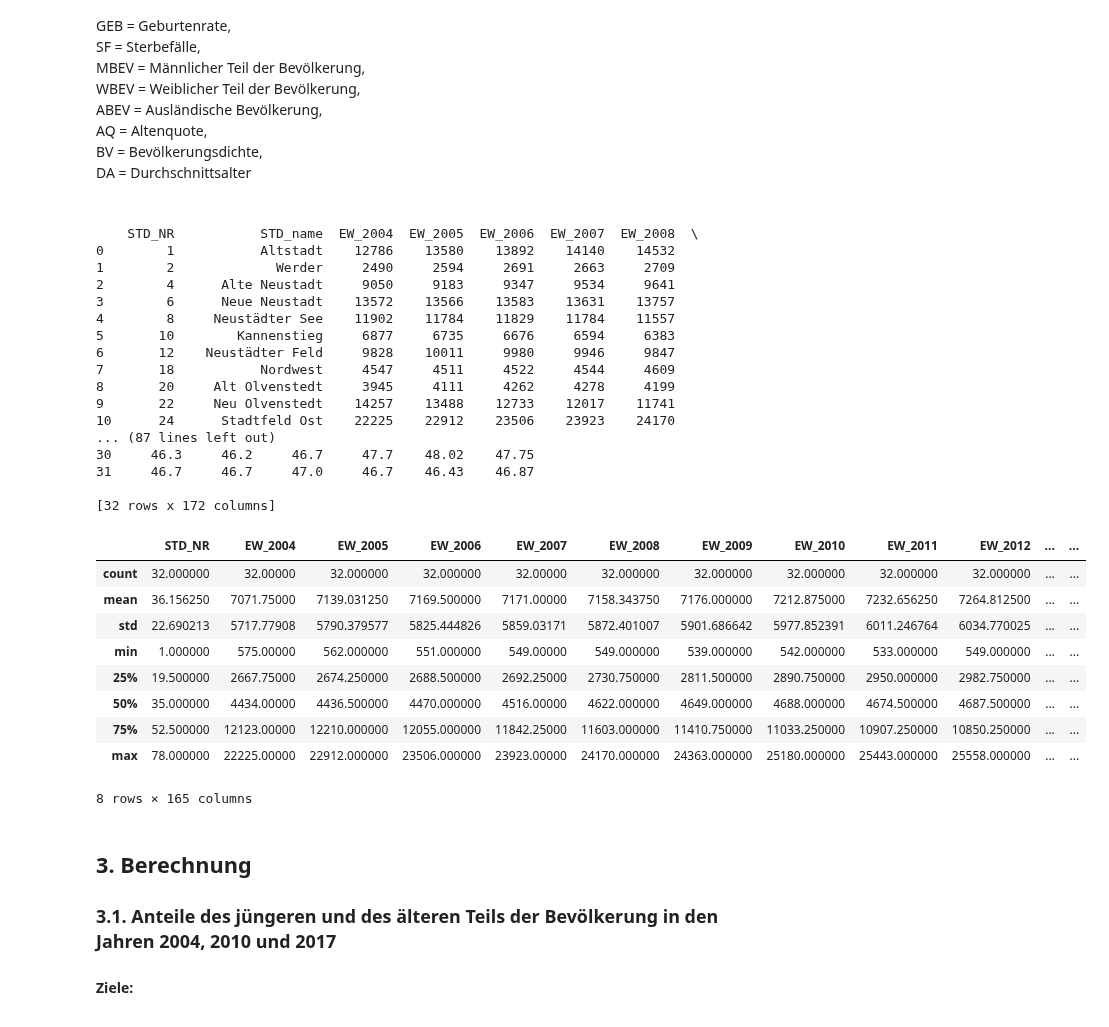
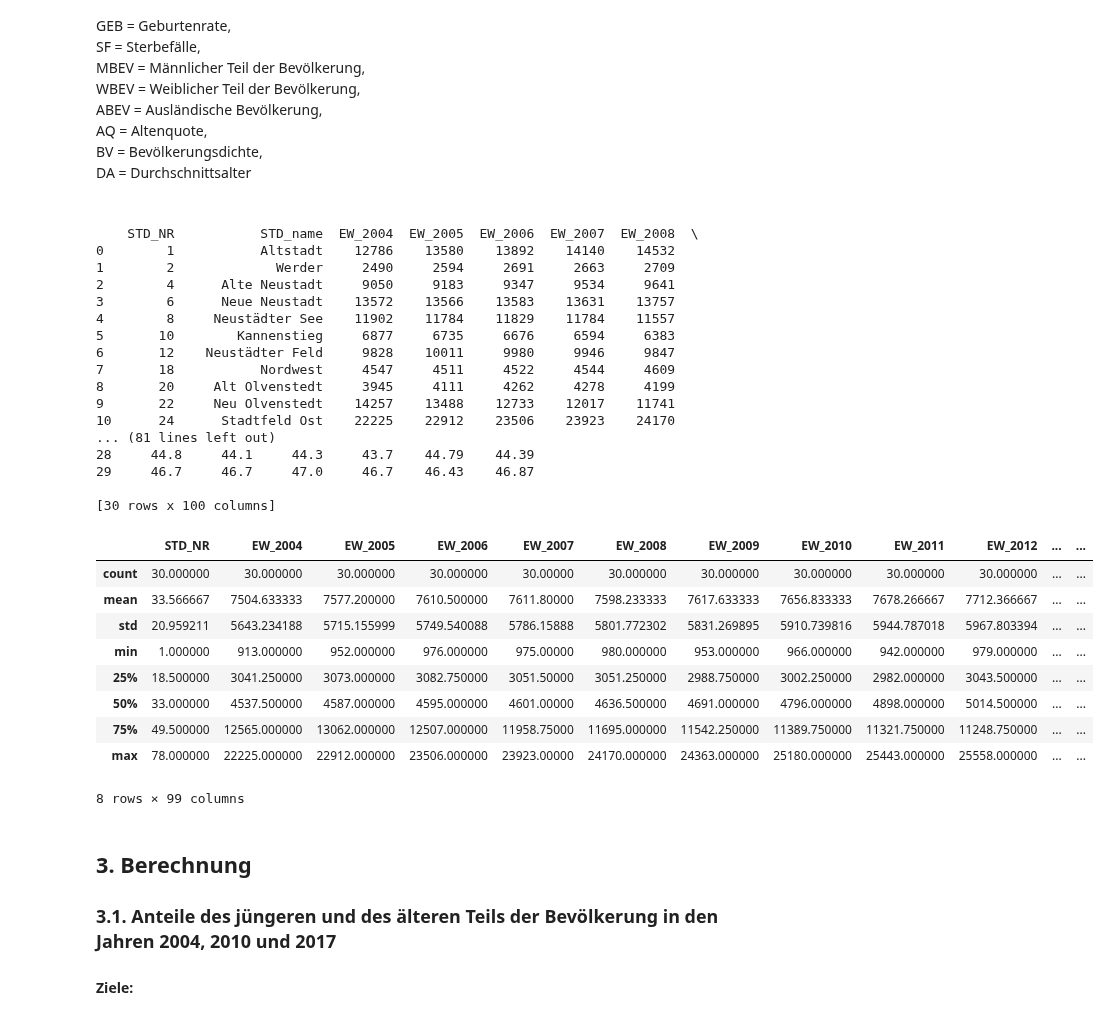
Before and after one commit to tschroeder10961/datascience-urban-segregation, a Jupyter notebook: GruppeA/Gruppe A Jupyter.ipynb, the cells around one changed output. Drawn from its saved outputs; the diff is of its cells as text; code cells hidden in the pictures.

```diff
--- a/GruppeA/Gruppe A Jupyter.ipynb
+++ b/GruppeA/Gruppe A Jupyter.ipynb
@@ -93,40 +93,40 @@ DA = Durchschnittsalter <br> <br/>
 # %%
 #Importieren des Pandas Pakets
 import pandas as pd
 
 #Einlesen des Forschungsdatensatzes
-magdeb = pd.read_csv("MagdeburgBereinigterDatensatzVers_demo_006.csv", sep = ";", decimal=",")
+magdeb = pd.read_csv("MagdeburgBereinigterDatensatzVers_demo_007.csv", sep = ";", decimal=",")
 print(magdeb)
 
 magdeb.describe()
 # %% [output]
     STD_NR           STD_name  EW_2004  EW_2005  EW_2006  EW_2007  EW_2008  \
 0        1           Altstadt    12786    13580    13892    14140    14532
 1        2             Werder     2490     2594     2691     2663     2709
 2        4      Alte Neustadt     9050     9183     9347     9534     9641
 3        6      Neue Neustadt    13572    13566    13583    13631    13757
 4        8     Neustädter See    11902    11784    11829    11784    11557
 5       10        Kannenstieg     6877     6735     6676     6594     6383
 6       12    Neustädter Feld     9828    10011     9980     9946     9847
 7       18           Nordwest     4547     4511     4522     4544     4609
 8       20     Alt Olvenstedt     3945     4111     4262     4278     4199
 9       22     Neu Olvenstedt    14257    13488    12733    12017    11741
 10      24      Stadtfeld Ost    22225    22912    23506    23923    24170
-... (87 lines left out)
-30     46.3     46.2     46.7     47.7    48.02    47.75
-31     46.7     46.7     47.0     46.7    46.43    46.87
+... (81 lines left out)
+28     44.8     44.1     44.3     43.7    44.79    44.39
+29     46.7     46.7     47.0     46.7    46.43    46.87
 
-[32 rows x 172 columns]
+[30 rows x 100 columns]
 |  | STD_NR | EW_2004 | EW_2005 | EW_2006 | EW_2007 | EW_2008 | EW_2009 | EW_2010 | EW_2011 | EW_2012 | ... | ... |
-| count | 32.000000 | 32.00000 | 32.000000 | 32.000000 | 32.00000 | 32.000000 | 32.000000 | 32.000000 | 32.000000 | 32.000000 | ... | ... |
-| mean | 36.156250 | 7071.75000 | 7139.031250 | 7169.500000 | 7171.00000 | 7158.343750 | 7176.000000 | 7212.875000 | 7232.656250 | 7264.812500 | ... | ... |
-| std | 22.690213 | 5717.77908 | 5790.379577 | 5825.444826 | 5859.03171 | 5872.401007 | 5901.686642 | 5977.852391 | 6011.246764 | 6034.770025 | ... | ... |
-| min | 1.000000 | 575.00000 | 562.000000 | 551.000000 | 549.00000 | 549.000000 | 539.000000 | 542.000000 | 533.000000 | 549.000000 | ... | ... |
-| 25% | 19.500000 | 2667.75000 | 2674.250000 | 2688.500000 | 2692.25000 | 2730.750000 | 2811.500000 | 2890.750000 | 2950.000000 | 2982.750000 | ... | ... |
-| 50% | 35.000000 | 4434.00000 | 4436.500000 | 4470.000000 | 4516.00000 | 4622.000000 | 4649.000000 | 4688.000000 | 4674.500000 | 4687.500000 | ... | ... |
-| 75% | 52.500000 | 12123.00000 | 12210.000000 | 12055.000000 | 11842.25000 | 11603.000000 | 11410.750000 | 11033.250000 | 10907.250000 | 10850.250000 | ... | ... |
-| max | 78.000000 | 22225.00000 | 22912.000000 | 23506.000000 | 23923.00000 | 24170.000000 | 24363.000000 | 25180.000000 | 25443.000000 | 25558.000000 | ... | ... |
+| count | 30.000000 | 30.000000 | 30.000000 | 30.000000 | 30.00000 | 30.000000 | 30.000000 | 30.000000 | 30.000000 | 30.000000 | ... | ... |
+| mean | 33.566667 | 7504.633333 | 7577.200000 | 7610.500000 | 7611.80000 | 7598.233333 | 7617.633333 | 7656.833333 | 7678.266667 | 7712.366667 | ... | ... |
+| std | 20.959211 | 5643.234188 | 5715.155999 | 5749.540088 | 5786.15888 | 5801.772302 | 5831.269895 | 5910.739816 | 5944.787018 | 5967.803394 | ... | ... |
+| min | 1.000000 | 913.000000 | 952.000000 | 976.000000 | 975.00000 | 980.000000 | 953.000000 | 966.000000 | 942.000000 | 979.000000 | ... | ... |
+| 25% | 18.500000 | 3041.250000 | 3073.000000 | 3082.750000 | 3051.50000 | 3051.250000 | 2988.750000 | 3002.250000 | 2982.000000 | 3043.500000 | ... | ... |
+| 50% | 33.000000 | 4537.500000 | 4587.000000 | 4595.000000 | 4601.00000 | 4636.500000 | 4691.000000 | 4796.000000 | 4898.000000 | 5014.500000 | ... | ... |
+| 75% | 49.500000 | 12565.000000 | 13062.000000 | 12507.000000 | 11958.75000 | 11695.000000 | 11542.250000 | 11389.750000 | 11321.750000 | 11248.750000 | ... | ... |
+| max | 78.000000 | 22225.000000 | 22912.000000 | 23506.000000 | 23923.00000 | 24170.000000 | 24363.000000 | 25180.000000 | 25443.000000 | 25558.000000 | ... | ... |
-8 rows × 165 columns
+8 rows × 99 columns
 # %% [markdown]
 ## 3. Berechnung
 
```
Also changed, not shown: parts of 12 cells of this notebook.
